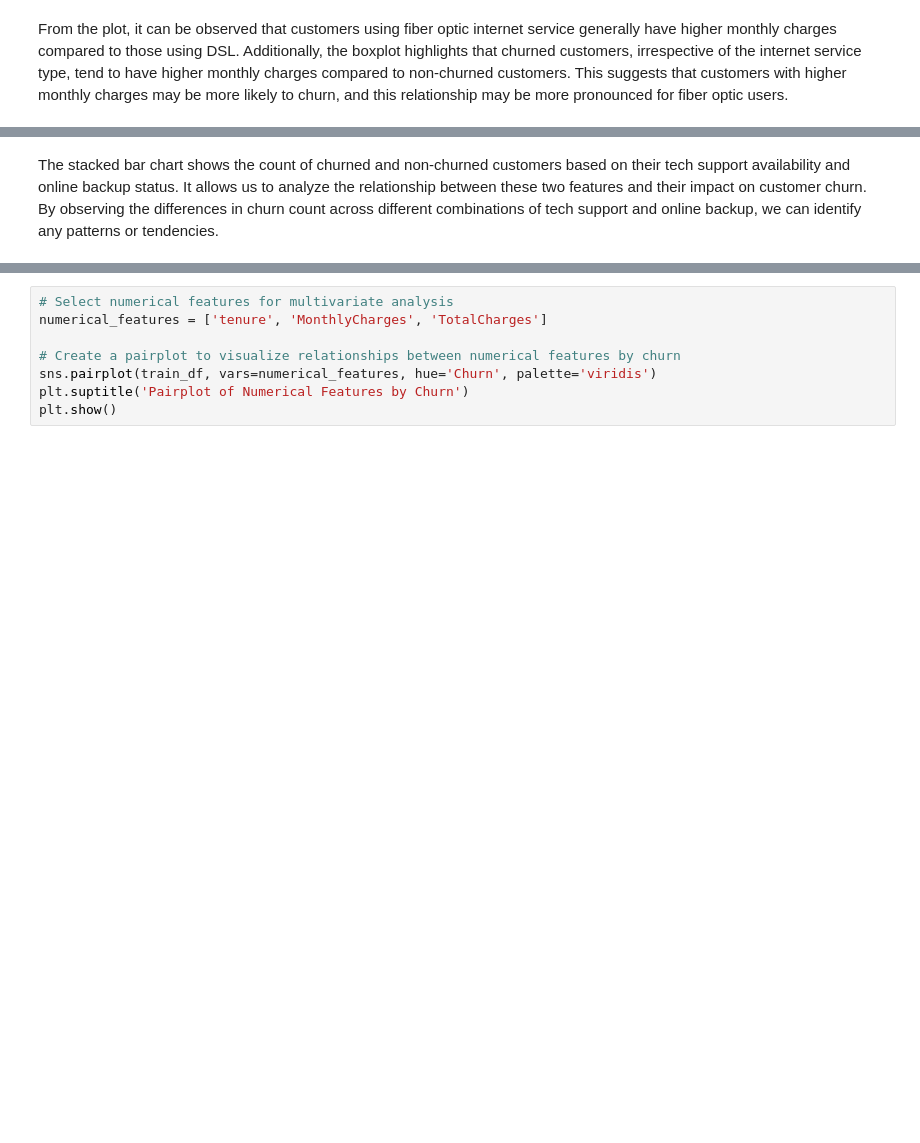
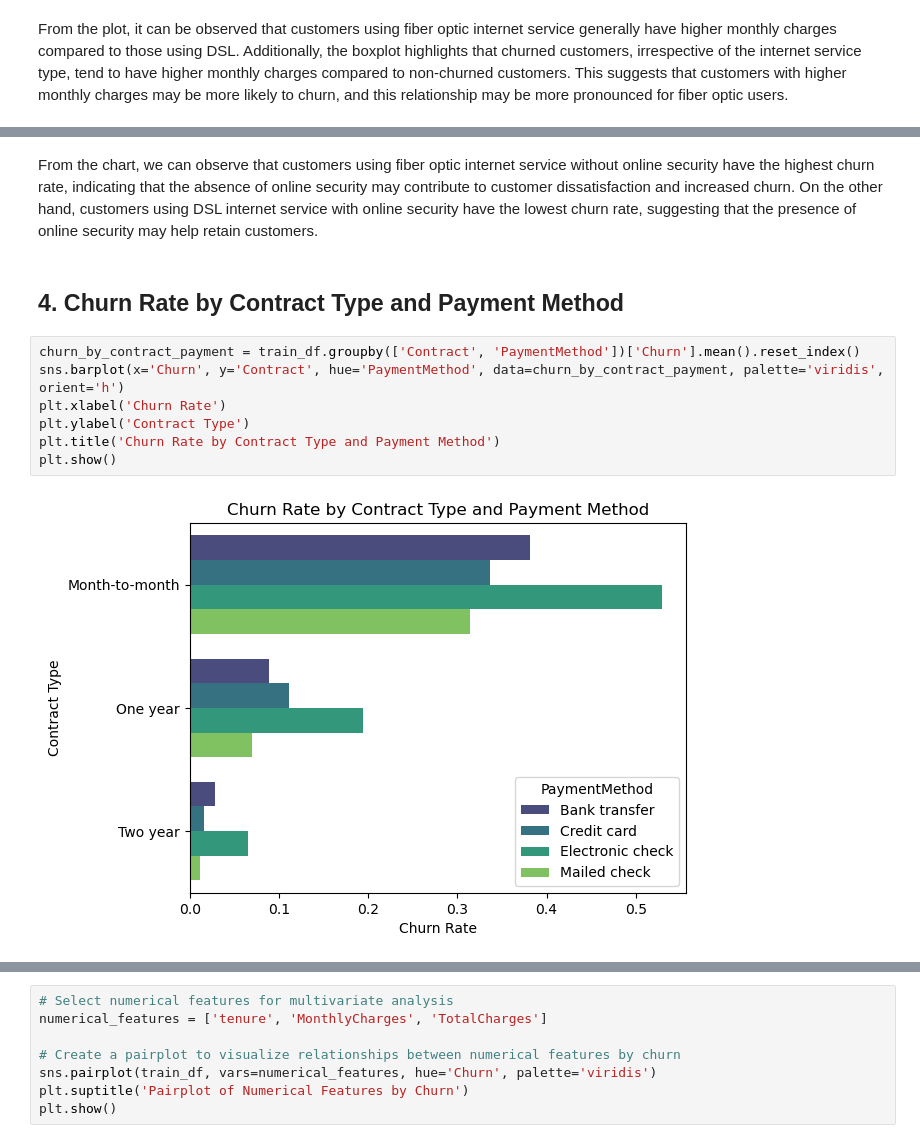
Before and after one commit to rasmodev/Customer-Churn-Prediction-Machine-Learning-Classification-Project, a Jupyter notebook: Classification_Telco_customer_churn.ipynb, the cells around one changed output, grey strips where cells are left out. Cells and saved outputs as stored; diff of their text form; blank space fills up the shorter version.

```diff
--- a/Classification_Telco_customer_churn.ipynb
+++ b/Classification_Telco_customer_churn.ipynb
@@ -928,2 +917,13 @@ plt.show()
-# %% [markdown]
-The stacked bar chart shows the count of churned and non-churned customers based on their tech support availability and online backup status. It allows us to analyze the relationship between these two features and their impact on customer churn. By observing the differences in churn count across different combinations of tech support and online backup, we can identify any patterns or tendencies.
+# %% [markdown]
+From the chart, we can observe that customers using fiber optic internet service without online security have the highest churn rate, indicating that the absence of online security may contribute to customer dissatisfaction and increased churn. On the other hand, customers using DSL internet service with online security have the lowest churn rate, suggesting that the presence of online security may help retain customers.
+# %% [markdown]
+## 4. Churn Rate by Contract Type and Payment Method
+# %%
+churn_by_contract_payment = train_df.groupby(['Contract', 'PaymentMethod'])['Churn'].mean().reset_index()
+sns.barplot(x='Churn', y='Contract', hue='PaymentMethod', data=churn_by_contract_payment, palette='viridis', orient='h')
+plt.xlabel('Churn Rate')
+plt.ylabel('Contract Type')
+plt.title('Churn Rate by Contract Type and Payment Method')
+plt.show()
+# %% [output]
+[figure, added]
```
Also changed, not shown: parts of 12 cells of this notebook.
